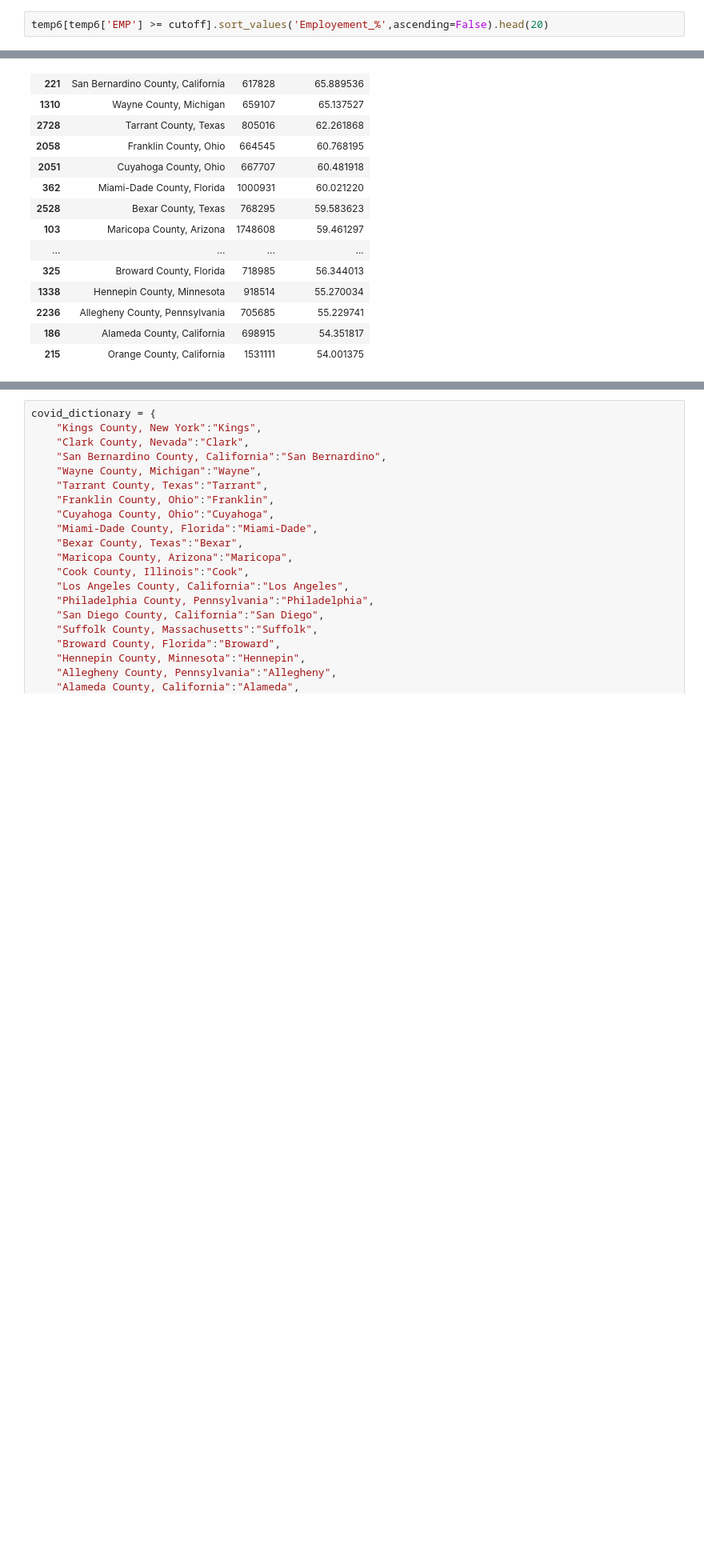
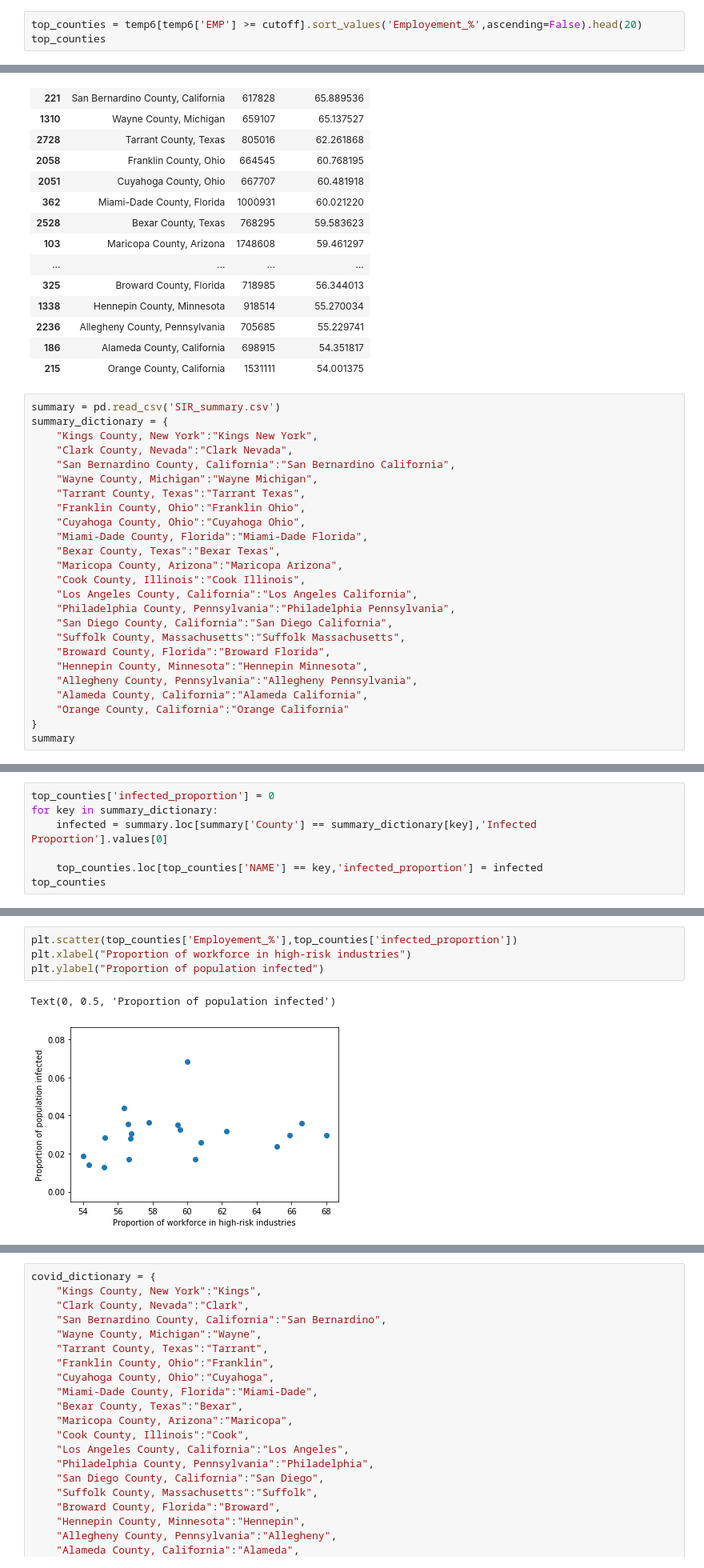
Before and after one commit to YizhouTang/2020-Duke-Datathon, a Jupyter notebook: datathon.ipynb, the cells around one changed output, grey strips where cells are left out. Shown at 80% size. Saved outputs shown, nothing was run; the diff lists cells and outputs as text; blank space fills up the shorter version.

```diff
--- a/datathon.ipynb
+++ b/datathon.ipynb
@@ -101,7 +103,8 @@ temp6.sort_values(['EMP','Employement_%'], ascending=False)
 import numpy as np
 cutoff = np.percentile(temp6['EMP'],99)
 # %%
-temp6[temp6['EMP'] >= cutoff].sort_values('Employement_%',ascending=False).head(20)
+top_counties = temp6[temp6['EMP'] >= cutoff].sort_values('Employement_%',ascending=False).head(20)
+top_counties
 # %% [output]
 |  | NAME | EMP | Employement_% |
 | 1842 | Kings County, New York | 655714 | 68.003123 |
@@ -120,3 +123,28 @@ temp6[temp6['EMP'] >= cutoff].sort_values('Employement_%',ascending=False).head(
 | 2236 | Allegheny County, Pennsylvania | 705685 | 55.229741 |
 | 186 | Alameda County, California | 698915 | 54.351817 |
 | 215 | Orange County, California | 1531111 | 54.001375 |
+# %%
+summary = pd.read_csv('SIR_summary.csv')
+summary_dictionary = {
+    "Kings County, New York":"Kings New York",
+    "Clark County, Nevada":"Clark Nevada",
+    "San Bernardino County, California":"San Bernardino California",
+    "Wayne County, Michigan":"Wayne Michigan",
+    "Tarrant County, Texas":"Tarrant Texas",
+    "Franklin County, Ohio":"Franklin Ohio",
+    "Cuyahoga County, Ohio":"Cuyahoga Ohio",
+    "Miami-Dade County, Florida":"Miami-Dade Florida",
+    "Bexar County, Texas":"Bexar Texas",
+    "Maricopa County, Arizona":"Maricopa Arizona",
+    "Cook County, Illinois":"Cook Illinois",
+    "Los Angeles County, California":"Los Angeles California",
+    "Philadelphia County, Pennsylvania":"Philadelphia Pennsylvania",
+    "San Diego County, California":"San Diego California",
+    "Suffolk County, Massachusetts":"Suffolk Massachusetts",
+    "Broward County, Florida":"Broward Florida",
+    "Hennepin County, Minnesota":"Hennepin Minnesota",
+    "Allegheny County, Pennsylvania":"Allegheny Pennsylvania",
+    "Alameda County, California":"Alameda California",
+    "Orange County, California":"Orange California"
+}
+summary
@@ -122,0 +169,7 @@ temp6[temp6['EMP'] >= cutoff].sort_values('Employement_%',ascending=False).head(
+# %%
+top_counties['infected_proportion'] = 0
+for key in summary_dictionary:
+    infected = summary.loc[summary['County'] == summary_dictionary[key],'Infected Proportion'].values[0]
+
+    top_counties.loc[top_counties['NAME'] == key,'infected_proportion'] = infected
+top_counties
@@ -122,0 +194,7 @@ temp6[temp6['EMP'] >= cutoff].sort_values('Employement_%',ascending=False).head(
+# %%
+plt.scatter(top_counties['Employement_%'],top_counties['infected_proportion'])
+plt.xlabel("Proportion of workforce in high-risk industries")
+plt.ylabel("Proportion of population infected")
+# %% [output]
+Text(0, 0.5, 'Proportion of population infected')
+[figure, added]
```
Also changed, not shown: parts of 5 cells of this notebook.
